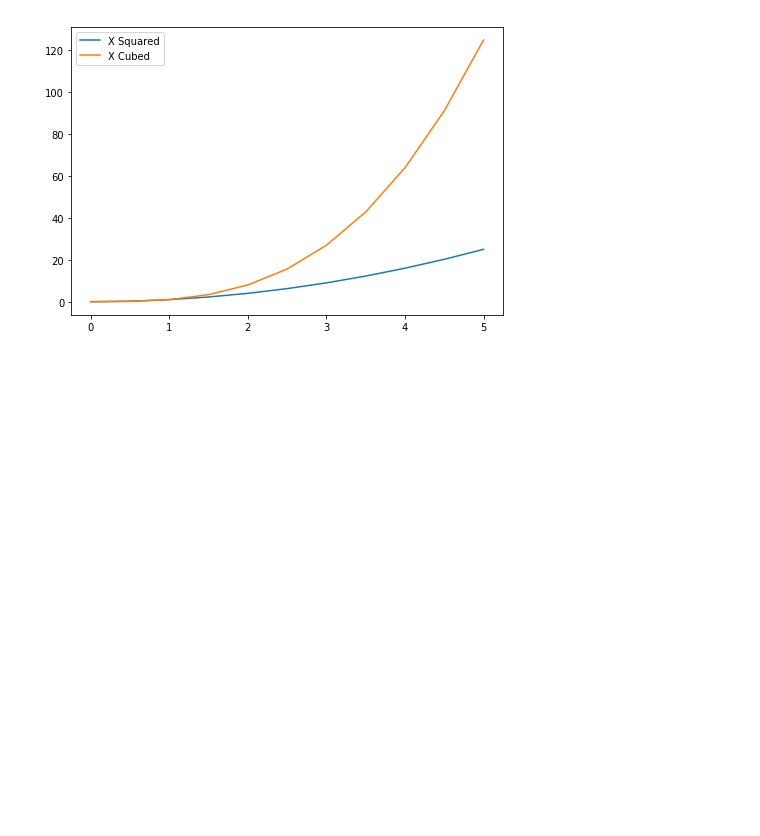
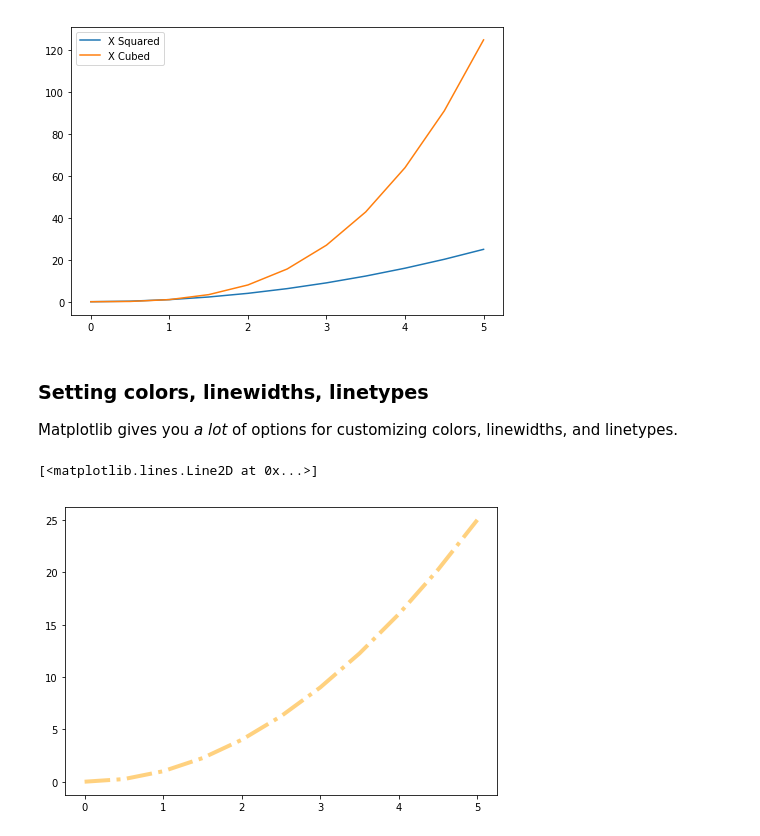
Before and after one commit to appwebtech/Data-Science, a Jupyter notebook: 4_data_visualization/Matplotlib.ipynb, the cells around one changed output. Drawn from its saved outputs; the diff is of its cells as text; code cells hidden in the pictures; blank space fills up the shorter version.

Commit message:
Matplotlib ~ Plot Colors, Plot range and Special Plots

```diff
--- a/4_data_visualization/Matplotlib.ipynb
+++ b/4_data_visualization/Matplotlib.ipynb
@@ -251,0 +254,19 @@ ax.legend()
+# %% [markdown]
+### Setting colors, linewidths, linetypes
+
+Matplotlib gives you *a lot* of options for customizing colors, linewidths, and linetypes.
+# %%
+fig = plt.figure()
+
+ax = fig.add_axes([0,0,1,1])
+
+# Add color param. It cal also accept hexadecimals eg #FF8C00
+# Line width. (pass linewidth or 'lw' as arg)
+# Customise line transparency by passing arg 'alpha'
+# For dashed line, use linestyle (ls) as arg and pass either '--'
+# for a dashed, '-.' for a dotted or 'steps' for zigzag
+
+ax.plot(x,y,color='orange',linewidth=4, alpha=0.5, linestyle='-.')
+# %% [output]
+[<matplotlib.lines.Line2D at 0x...>]
+[figure, added]
```
Also changed, not shown: parts of 12 cells of this notebook, 1 other file.
